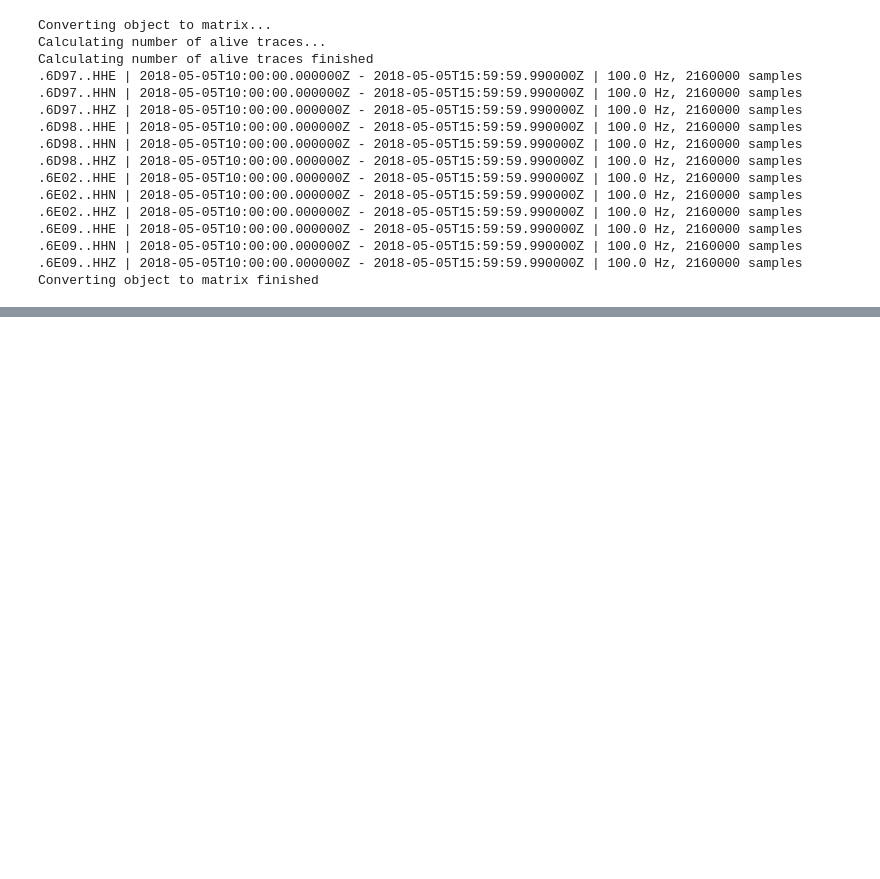
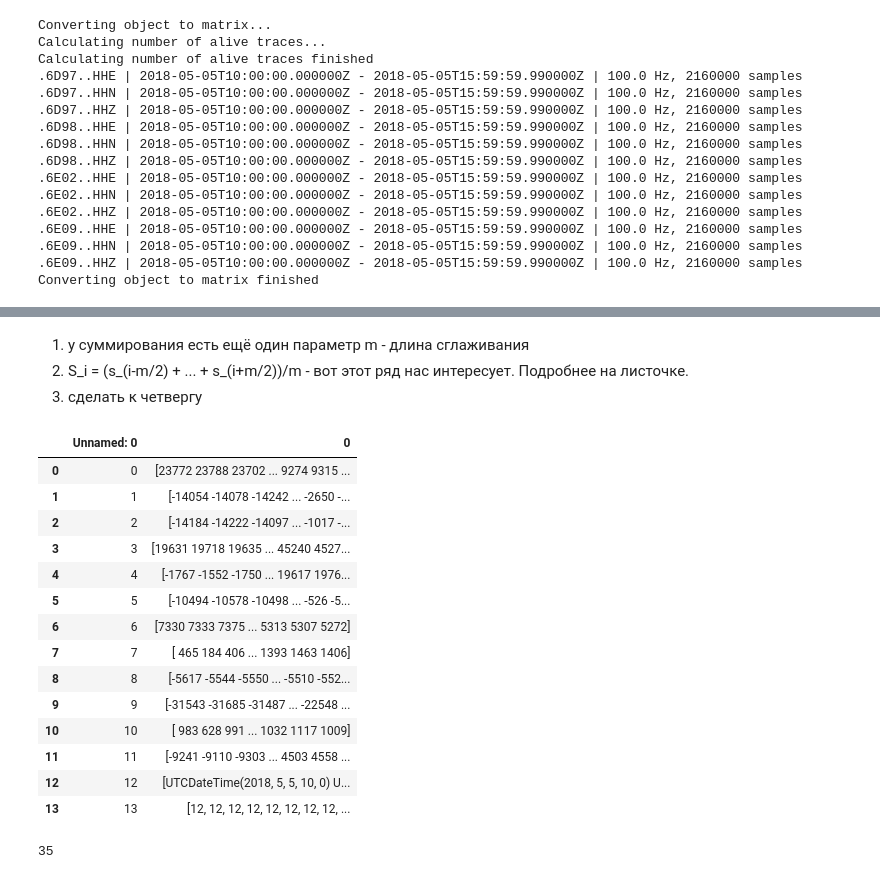
Before and after one commit to asergeev95/obspy_data_processing, a Jupyter notebook: OBSPY/data_stitching.ipynb, the cells around one changed output, grey strips where cells are left out. Cells and saved outputs as stored; diff of their text form; code cells hidden in the pictures; blank space fills up the shorter version.

```diff
--- a/OBSPY/data_stitching.ipynb
+++ b/OBSPY/data_stitching.ipynb
@@ -155,0 +165,22 @@ df = pd.read_csv("seismic_data.csv")
+# %% [markdown]
+1. у суммирования есть ещё один параметр m - длина сглаживания
+2. S_i = (s_(i-m/2) + ... + s_(i+m/2))/m - вот этот ряд нас интересует. Подробнее на листочке.
+3. сделать к четвергу
+# %%
+df
+# %% [output]
+|  | Unnamed: 0 | 0 |
+| 0 | 0 | [23772 23788 23702 ... 9274 9315 ... |
+| 1 | 1 | [-14054 -14078 -14242 ... -2650 -... |
+| 2 | 2 | [-14184 -14222 -14097 ... -1017 -... |
+| 3 | 3 | [19631 19718 19635 ... 45240 4527... |
+| 4 | 4 | [-1767 -1552 -1750 ... 19617 1976... |
+| 5 | 5 | [-10494 -10578 -10498 ... -526 -5... |
+| 6 | 6 | [7330 7333 7375 ... 5313 5307 5272] |
+| 7 | 7 | [ 465 184 406 ... 1393 1463 1406] |
+| 8 | 8 | [-5617 -5544 -5550 ... -5510 -552... |
+| 9 | 9 | [-31543 -31685 -31487 ... -22548 ... |
+| 10 | 10 | [ 983 628 991 ... 1032 1117 1009] |
+| 11 | 11 | [-9241 -9110 -9303 ... 4503 4558 ... |
+| 12 | 12 | [UTCDateTime(2018, 5, 5, 10, 0) U... |
+| 13 | 13 | [12, 12, 12, 12, 12, 12, 12, 12, ... |
@@ -155,0 +189,4 @@ df = pd.read_csv("seismic_data.csv")
+# %%
+date.second
+# %% [output]
+35
```
Also changed, not shown: parts of 2 cells of this notebook.
